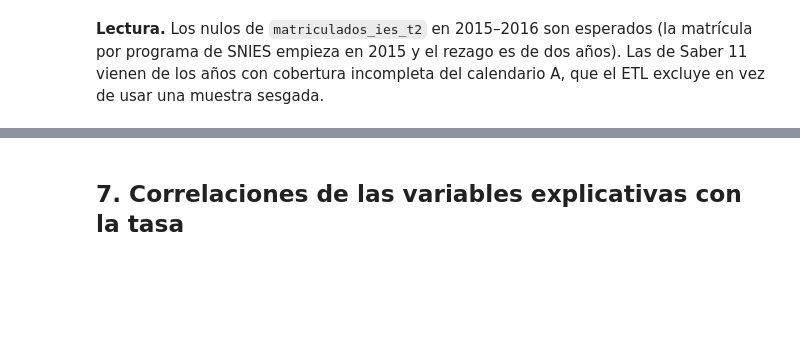
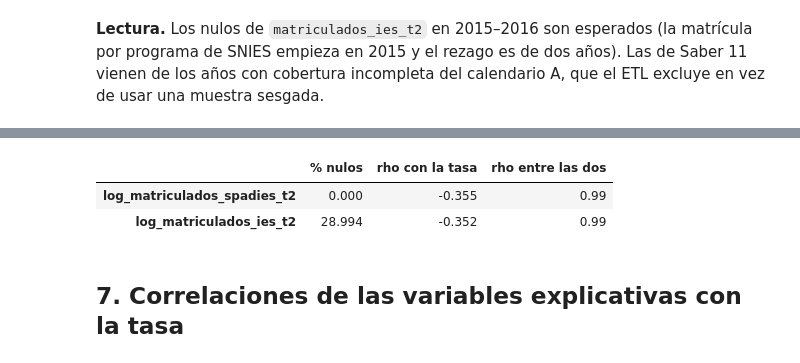
Before and after one commit to miguelmendez04/ProyectoAprendizajeAutomatico, a Jupyter notebook: notebooks/01_eda.ipynb, the cells around one changed output, grey strips where cells are left out. Cells and saved outputs as stored; diff of their text form; code cells hidden in the pictures; blank space fills up the shorter version.

```diff
--- a/notebooks/01_eda.ipynb
+++ b/notebooks/01_eda.ipynb
@@ -536,3 +602,11 @@ en vez de usar una muestra sesgada.
+# %%
+tam = df[["log_matriculados_spadies_t2", "log_matriculados_ies_t2", "tasa_desercion"]]
+display(pd.DataFrame({"% nulos": 100 * tam.isna().mean(), "rho con la tasa": tam.corr(method="spearman")["tasa_desercion"],
+                      "rho entre las dos": [tam.corr(method="spearman").loc["log_matriculados_spadies_t2", "log_matriculados_ies_t2"]] * 3}).iloc[:2].round(3))
+# %% [output]
+|  | % nulos | rho con la tasa | rho entre las dos |
+| log_matriculados_spadies_t2 | 0.000 | -0.355 | 0.99 |
+| log_matriculados_ies_t2 | 28.994 | -0.352 | 0.99 |
 # %% [markdown]
 ## 7. Correlaciones de las variables explicativas con la tasa
 # %%
```
Also changed, not shown: parts of 12 cells of this notebook, 14 other files.
